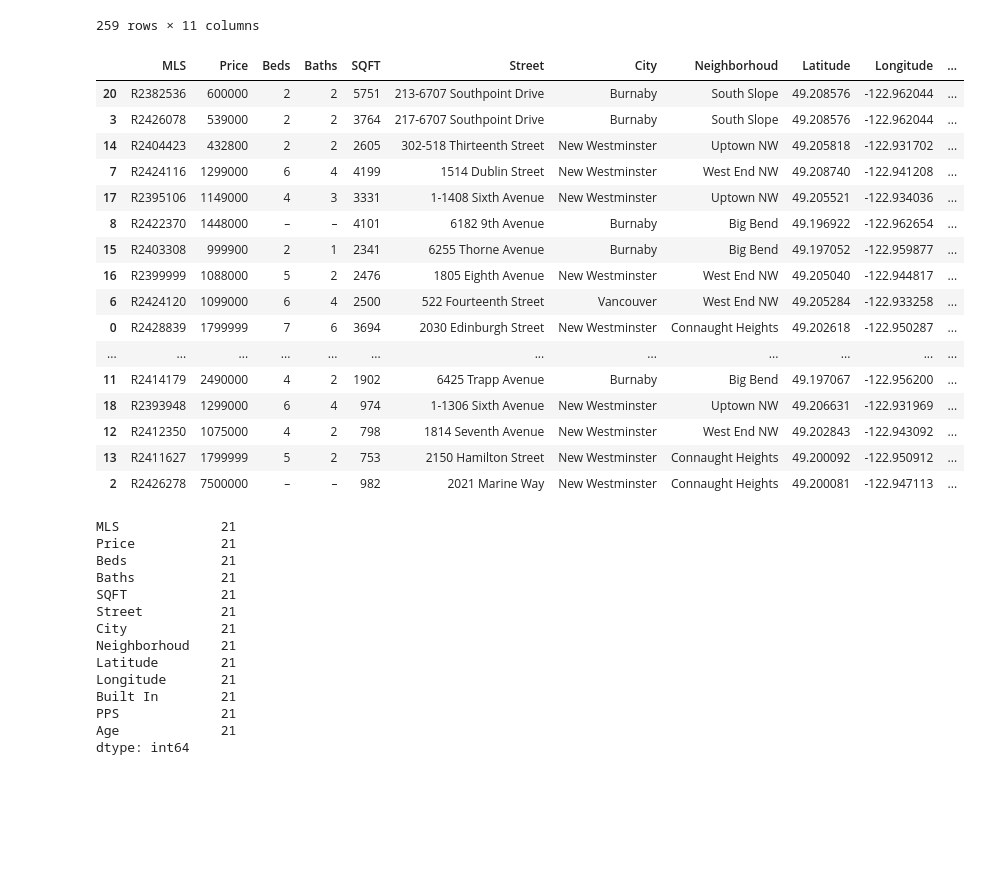
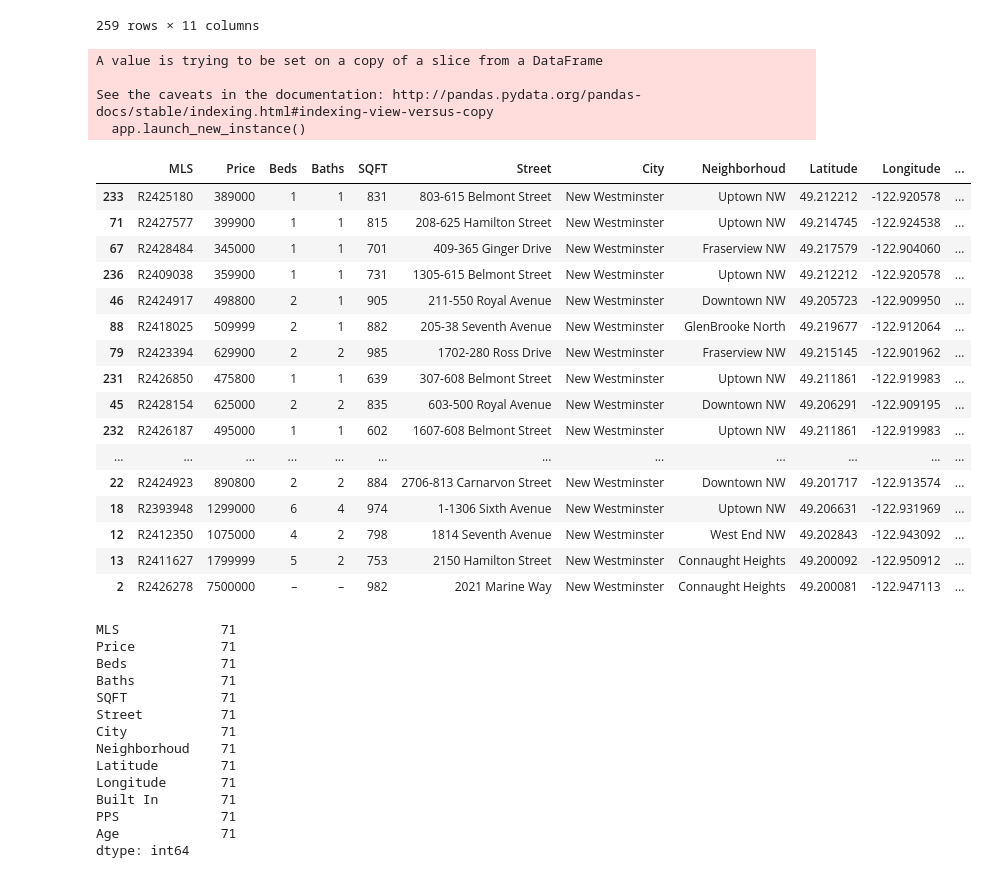
Before and after one commit to stevenh2/Coursera_Capstone, a Jupyter notebook: Playground.ipynb, the cells around one changed output. Saved outputs shown, nothing was run; the diff lists cells and outputs as text; code cells hidden in the pictures; blank space fills up the shorter version.

```diff
--- a/Playground.ipynb
+++ b/Playground.ipynb
@@ -199,40 +199,46 @@ current_year = date.today().year
 
 df['Age'] = current_year - df['Built In']
 # %%
-df.sort_values(['PPS'], axis=0, ascending=True, inplace=True)
-df
+final = df[(df['City']=='New Westminster') & (df['SQFT'] >= 500) & (df['SQFT'] <= 1000)]
+
+final.sort_values(['PPS'], axis=0, ascending=True, inplace=True)
+final
 # %% [output]
+A value is trying to be set on a copy of a slice from a DataFrame
+
+See the caveats in the documentation: http://pandas.pydata.org/pandas-docs/stable/indexing.html#indexing-view-versus-copy
+  app.launch_new_instance()
 |  | MLS | Price | Beds | Baths | SQFT | Street | City | Neighborhoud | Latitude | Longitude | ... |
-| 20 | R2382536 | 600000 | 2 | 2 | 5751 | 213-6707 Southpoint Drive | Burnaby | South Slope | 49.208576 | -122.962044 | ... |
-| 3 | R2426078 | 539000 | 2 | 2 | 3764 | 217-6707 Southpoint Drive | Burnaby | South Slope | 49.208576 | -122.962044 | ... |
-| 14 | R2404423 | 432800 | 2 | 2 | 2605 | 302-518 Thirteenth Street | New Westminster | Uptown NW | 49.205818 | -122.931702 | ... |
-| 7 | R2424116 | 1299000 | 6 | 4 | 4199 | 1514 Dublin Street | New Westminster | West End NW | 49.208740 | -122.941208 | ... |
-| 17 | R2395106 | 1149000 | 4 | 3 | 3331 | 1-1408 Sixth Avenue | New Westminster | Uptown NW | 49.205521 | -122.934036 | ... |
-| 8 | R2422370 | 1448000 | – | – | 4101 | 6182 9th Avenue | Burnaby | Big Bend | 49.196922 | -122.962654 | ... |
-| 15 | R2403308 | 999900 | 2 | 1 | 2341 | 6255 Thorne Avenue | Burnaby | Big Bend | 49.197052 | -122.959877 | ... |
-| 16 | R2399999 | 1088000 | 5 | 2 | 2476 | 1805 Eighth Avenue | New Westminster | West End NW | 49.205040 | -122.944817 | ... |
-| 6 | R2424120 | 1099000 | 6 | 4 | 2500 | 522 Fourteenth Street | Vancouver | West End NW | 49.205284 | -122.933258 | ... |
-| 0 | R2428839 | 1799999 | 7 | 6 | 3694 | 2030 Edinburgh Street | New Westminster | Connaught Heights | 49.202618 | -122.950287 | ... |
+| 233 | R2425180 | 389000 | 1 | 1 | 831 | 803-615 Belmont Street | New Westminster | Uptown NW | 49.212212 | -122.920578 | ... |
+| 71 | R2427577 | 399900 | 1 | 1 | 815 | 208-625 Hamilton Street | New Westminster | Uptown NW | 49.214745 | -122.924538 | ... |
+| 67 | R2428484 | 345000 | 1 | 1 | 701 | 409-365 Ginger Drive | New Westminster | Fraserview NW | 49.217579 | -122.904060 | ... |
+| 236 | R2409038 | 359900 | 1 | 1 | 731 | 1305-615 Belmont Street | New Westminster | Uptown NW | 49.212212 | -122.920578 | ... |
+| 46 | R2424917 | 498800 | 2 | 1 | 905 | 211-550 Royal Avenue | New Westminster | Downtown NW | 49.205723 | -122.909950 | ... |
+| 88 | R2418025 | 509999 | 2 | 1 | 882 | 205-38 Seventh Avenue | New Westminster | GlenBrooke North | 49.219677 | -122.912064 | ... |
+| 79 | R2423394 | 629900 | 2 | 2 | 985 | 1702-280 Ross Drive | New Westminster | Fraserview NW | 49.215145 | -122.901962 | ... |
+| 231 | R2426850 | 475800 | 1 | 1 | 639 | 307-608 Belmont Street | New Westminster | Uptown NW | 49.211861 | -122.919983 | ... |
+| 45 | R2428154 | 625000 | 2 | 2 | 835 | 603-500 Royal Avenue | New Westminster | Downtown NW | 49.206291 | -122.909195 | ... |
+| 232 | R2426187 | 495000 | 1 | 1 | 602 | 1607-608 Belmont Street | New Westminster | Uptown NW | 49.211861 | -122.919983 | ... |
 | ... | ... | ... | ... | ... | ... | ... | ... | ... | ... | ... | ... |
-| 11 | R2414179 | 2490000 | 4 | 2 | 1902 | 6425 Trapp Avenue | Burnaby | Big Bend | 49.197067 | -122.956200 | ... |
+| 22 | R2424923 | 890800 | 2 | 2 | 884 | 2706-813 Carnarvon Street | New Westminster | Downtown NW | 49.201717 | -122.913574 | ... |
 | 18 | R2393948 | 1299000 | 6 | 4 | 974 | 1-1306 Sixth Avenue | New Westminster | Uptown NW | 49.206631 | -122.931969 | ... |
 | 12 | R2412350 | 1075000 | 4 | 2 | 798 | 1814 Seventh Avenue | New Westminster | West End NW | 49.202843 | -122.943092 | ... |
 | 13 | R2411627 | 1799999 | 5 | 2 | 753 | 2150 Hamilton Street | New Westminster | Connaught Heights | 49.200092 | -122.950912 | ... |
 | 2 | R2426278 | 7500000 | – | – | 982 | 2021 Marine Way | New Westminster | Connaught Heights | 49.200081 | -122.947113 | ... |
 # %%
-df.count()
+final.count()
 # %% [output]
-MLS             21
-Price           21
-Beds            21
-Baths           21
-SQFT            21
-Street          21
-City            21
-Neighborhoud    21
-Latitude        21
-Longitude       21
-Built In        21
-PPS             21
-Age             21
+MLS             71
+Price           71
+Beds            71
+Baths           71
+SQFT            71
+Street          71
+City            71
+Neighborhoud    71
+Latitude        71
+Longitude       71
+Built In        71
+PPS             71
+Age             71
 dtype: int64
```
